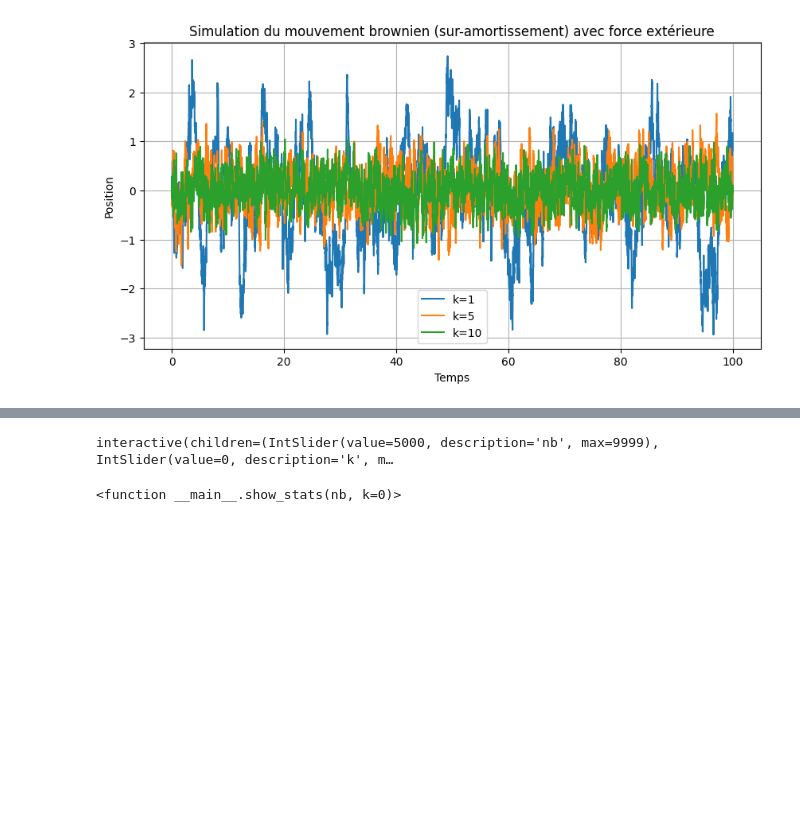
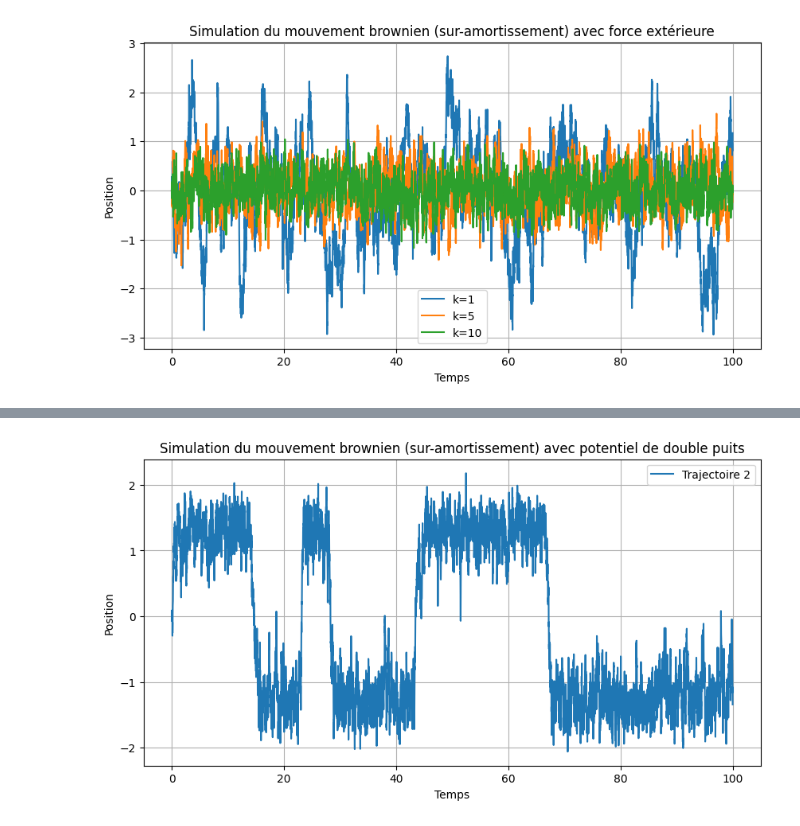
Before and after one commit to ostix360/Brownian-Motion, a Jupyter notebook: CR.ipynb, the cells around one changed output, grey strips where cells are left out. Saved outputs shown, nothing was run; the diff lists cells and outputs as text; code cells hidden in the pictures; blank space fills up the shorter version.

Commit message:
add double potential well

```diff
--- a/CR.ipynb
+++ b/CR.ipynb
@@ -148,21 +156,22 @@ plt.show()
 # %%
-def show_stats(nb, k=0):
-    plt.figure(figsize=(8, 4))
-    plt.hist(y[k, nb], bins=80, density=True)
-    plt.xlabel("Position")
-    plt.ylabel("Densite de probabilite")
-    plt.title("Distribution des positions sur {} random-walks".format(n_walks))
-    plt.show()
+### Paramètres changés pour cette résolution
+n_walks = 1000
+a = 1.0
+b = 3.5
+D = 1.0 # Coefficient de diffusion
+y = np.zeros((step, n_walks,))
+x_0 = np.zeros((n_walks,))
 
-nb_slider = widgets.IntSlider(
-    value=5000,
-    min=0,
-    max=y.shape[1] - 1,
-    step=1,
-    description="nb",
-)
-
-widgets.interact(show_stats, nb=nb_slider, k=widgets.IntSlider(value=0, min=0, max=len(k_liste)-1, step=1, description="k"))
+# Simulation du mouvement brownien avec force extérieure
+y = euler_maruyama(D, gamma, T, dt, f=lambda x: -4*a*x**3 + 2*b*x, x0=x_0)
+# Tracé de la trajectoire
+plt.figure(figsize=(10, 5))
+plt.plot(t, y[:, 0], label='Trajectoire {}'.format(i))
+plt.xlabel('Temps')
+plt.ylabel('Position')
+plt.title('Simulation du mouvement brownien (sur-amortissement) avec potentiel de double puits')
+plt.legend()
+plt.grid()
+plt.show()
 # %% [output]
-interactive(children=(IntSlider(value=5000, description='nb', max=9999), IntSlider(value=0, description='k', m…
-<function __main__.show_stats(nb, k=0)>
+[figure, added]
```
Also changed, not shown: parts of 3 cells of this notebook.
